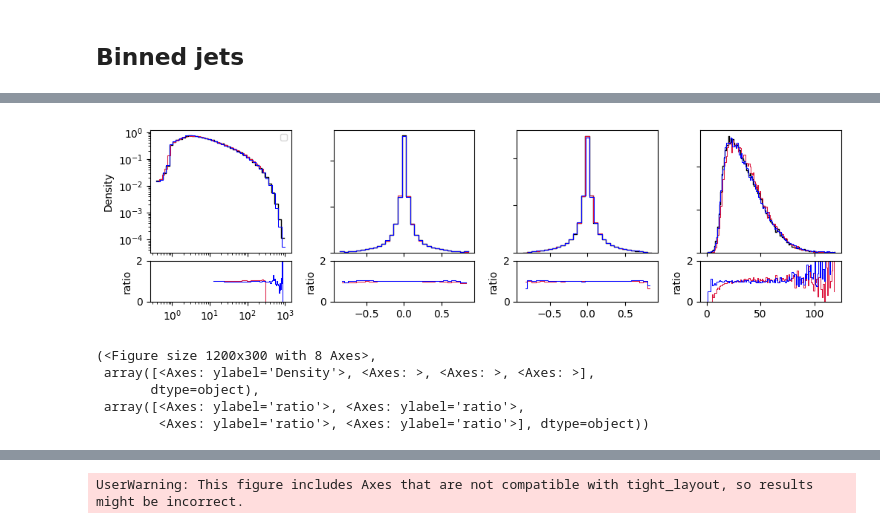
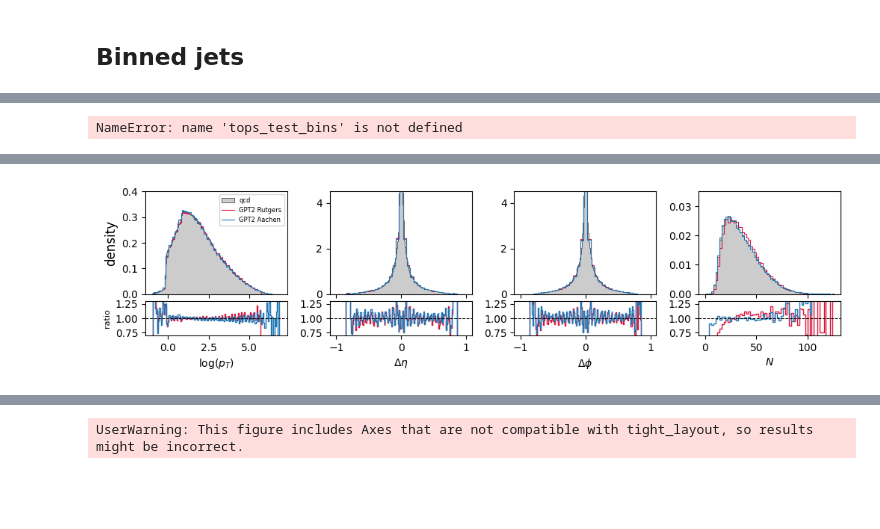
Before and after one commit to dfaroughy/SyntheticJets, a Jupyter notebook: jetclass_data.ipynb, the cells around one changed output, grey strips where cells are left out. Drawn from its saved outputs; the diff is of its cells as text; code cells hidden in the pictures; blank space fills up the shorter version.

```diff
--- a/jetclass_data.ipynb
+++ b/jetclass_data.ipynb
@@ -398,0 +230,7 @@ plot_with_ratio(tops_test_bins, tops_gen_bins, tops_aachen_bins)
+# %%
+from utils import make_continuous, binnify
+tops_gen_bins = binnify(torch.tensor(tops.seq_to_bins_decoding(tops_gen_seq)),'data')
+qcd_gen_bins = binnify(torch.tensor(qcd.seq_to_bins_decoding(qcd_gen_seq)),'data')
+
+tops_test_bins = binnify(torch.tensor(tops.data[:N]).long(), 'data')
+qcd_test_bins = binnify(torch.tensor(qcd.data[:N]).long(), 'data')
@@ -399,3 +513,7 @@ plot_with_ratio(tops_test_bins, tops_gen_bins, tops_aachen_bins)
+# %%
+plot_kin_with_ratio(tops_test_bins, tops_gen_bins, None, path='tops_kin_plot.png', jet='tops')
+# %% [output]
+NameError: name 'tops_test_bins' is not defined
 # %%
-plot_with_ratio(qcd_test_bins, qcd_gen_bins, qcd_aachen_bins)
+plot_kin_with_ratio(qcd_test_bins, qcd_gen_bins, qcd_aachen_bins, path='qcd_kin_plot.png', jet='qcd')
 # %% [output]
@@ -402,6 +521 @@ plot_with_ratio(qcd_test_bins, qcd_gen_bins, qcd_aachen_bins)
-[figure, old version]
+[figure, new version]
-(<Figure size 1200x300 with 8 Axes>,
- array([<Axes: ylabel='Density'>, <Axes: >, <Axes: >, <Axes: >],
-       dtype=object),
- array([<Axes: ylabel='ratio'>, <Axes: ylabel='ratio'>,
-        <Axes: ylabel='ratio'>, <Axes: ylabel='ratio'>], dtype=object))
```
Also changed, not shown: parts of 45 cells of this notebook, 1 other file.
